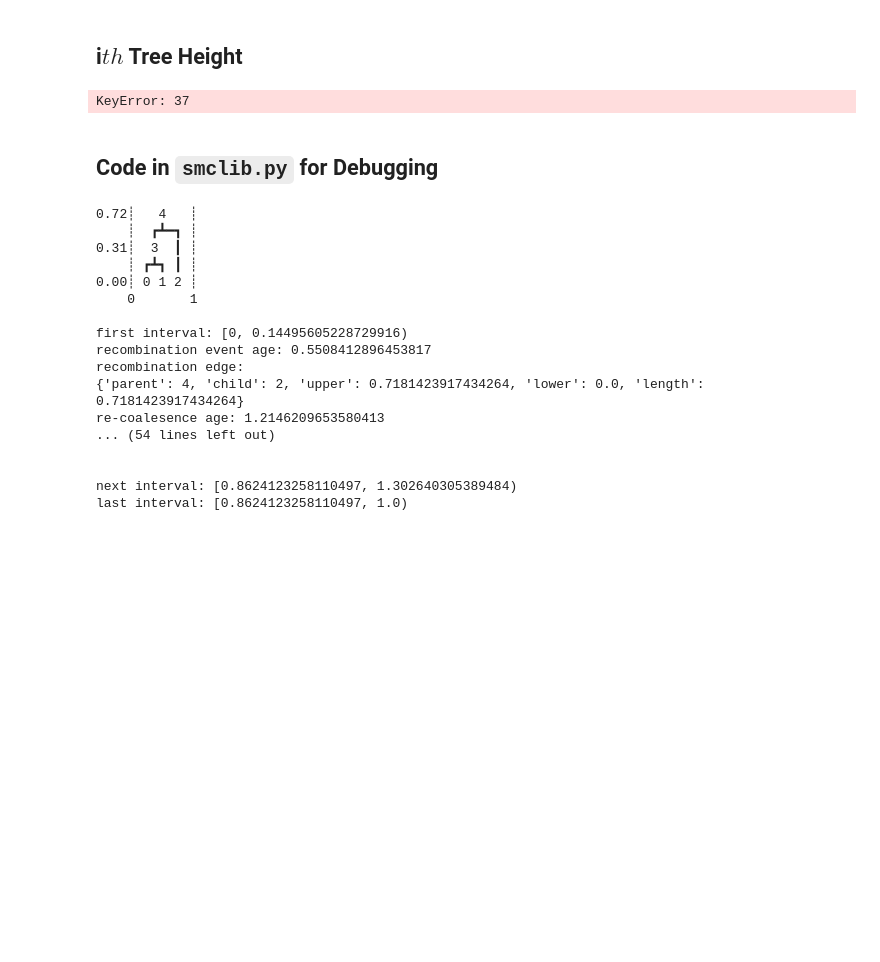
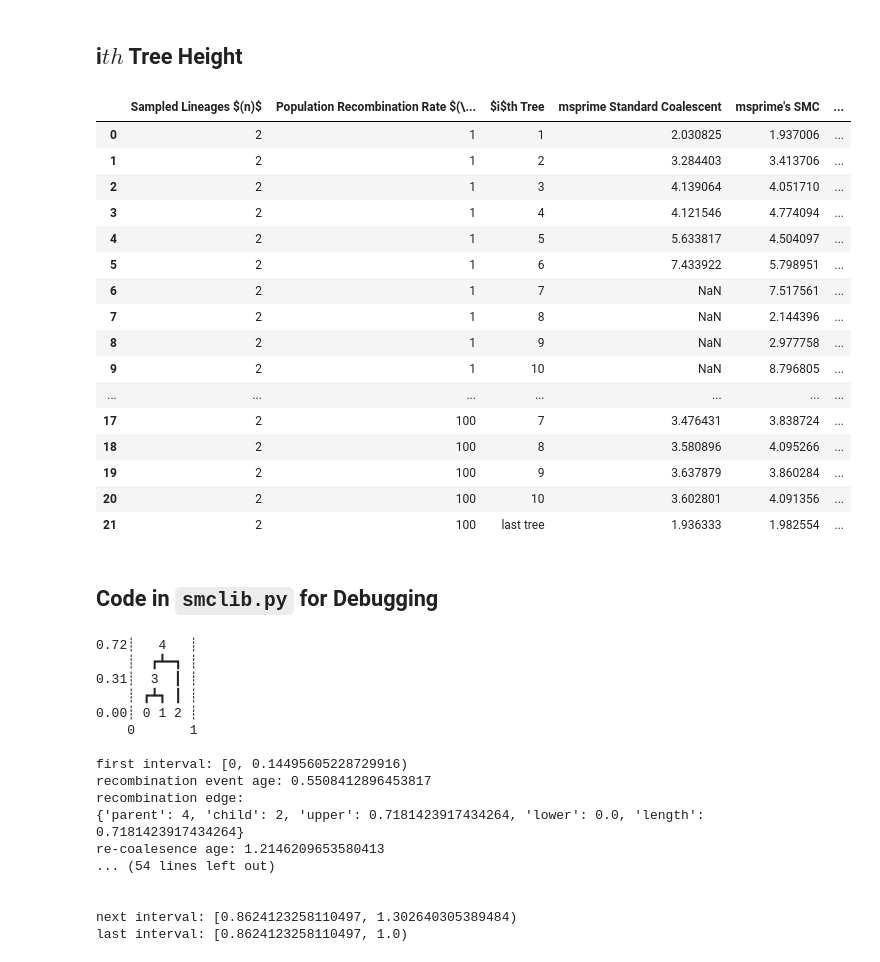
Before and after one commit to David-Peede/smc-working-group, a Jupyter notebook: smc-smc'/smc_implementation_v03.ipynb, the cells around one changed output. Drawn from its saved outputs; the diff is of its cells as text; code cells hidden in the pictures; blank space fills up the shorter version.

```diff
--- a/smc-smc'/smc_implementation_v03.ipynb
+++ b/smc-smc'/smc_implementation_v03.ipynb
@@ -181,7 +181,8 @@ tree_idx = np.array([0, 1, 2, 3, 4, 5, 6, 7, 8, 9, -1])
 # Intialize an lisy of populuation recombination rate values.
 ith_rhos = np.array([1, 100])
 # Intialize sample sizes.
-ns = np.array([2, 20])
+#ns = np.array([2, 20])
+ns = np.array([2])
 # Intialize a dictionary to store the receombination event results.
 height_dicc = {
     'standard': {},
@@ -244,8 +245,6 @@ for n in ns:
                 height_dicc['djp_smc'][n][rho][idx].append(smclib.ith_tmrca_ts_dicc(ts_dicc=ts_djp_smc, ith_tree=idx))
                 height_dicc['msp_smc_prime'][n][rho][idx].append(smclib.ith_tmrca_ts(ts=ts_msp_smc_prime, ith_tree=idx))
                 height_dicc['djp_smc_prime'][n][rho][idx].append(smclib.ith_tmrca_ts_dicc(ts_dicc=ts_djp_smc_prime, ith_tree=idx))
-# %% [output]
-KeyError: 37
 # %%
 # Intialize a dataframe dictionary.
 df_dicc = {
@@ -288,3 +287,23 @@ height_df.to_csv('./tree_height_v01.csv', index=False)
+# %%
+height_df
+# %% [output]
+|  | Sampled Lineages $(n)$ | Population Recombination Rate $(\... | $i$th Tree | msprime Standard Coalescent | msprime's SMC | ... |
+| 0 | 2 | 1 | 1 | 2.030825 | 1.937006 | ... |
+| 1 | 2 | 1 | 2 | 3.284403 | 3.413706 | ... |
+| 2 | 2 | 1 | 3 | 4.139064 | 4.051710 | ... |
+| 3 | 2 | 1 | 4 | 4.121546 | 4.774094 | ... |
+| 4 | 2 | 1 | 5 | 5.633817 | 4.504097 | ... |
+| 5 | 2 | 1 | 6 | 7.433922 | 5.798951 | ... |
+| 6 | 2 | 1 | 7 | NaN | 7.517561 | ... |
+| 7 | 2 | 1 | 8 | NaN | 2.144396 | ... |
+| 8 | 2 | 1 | 9 | NaN | 2.977758 | ... |
+| 9 | 2 | 1 | 10 | NaN | 8.796805 | ... |
+| ... | ... | ... | ... | ... | ... | ... |
+| 17 | 2 | 100 | 7 | 3.476431 | 3.838724 | ... |
+| 18 | 2 | 100 | 8 | 3.580896 | 4.095266 | ... |
+| 19 | 2 | 100 | 9 | 3.637879 | 3.860284 | ... |
+| 20 | 2 | 100 | 10 | 3.602801 | 4.091356 | ... |
+| 21 | 2 | 100 | last tree | 1.936333 | 1.982554 | ... |
 # %% [markdown]
 ## Code in `smclib.py` for Debugging
 # %%
```
Also changed, not shown: parts of 1 cell of this notebook, 2 other files.
